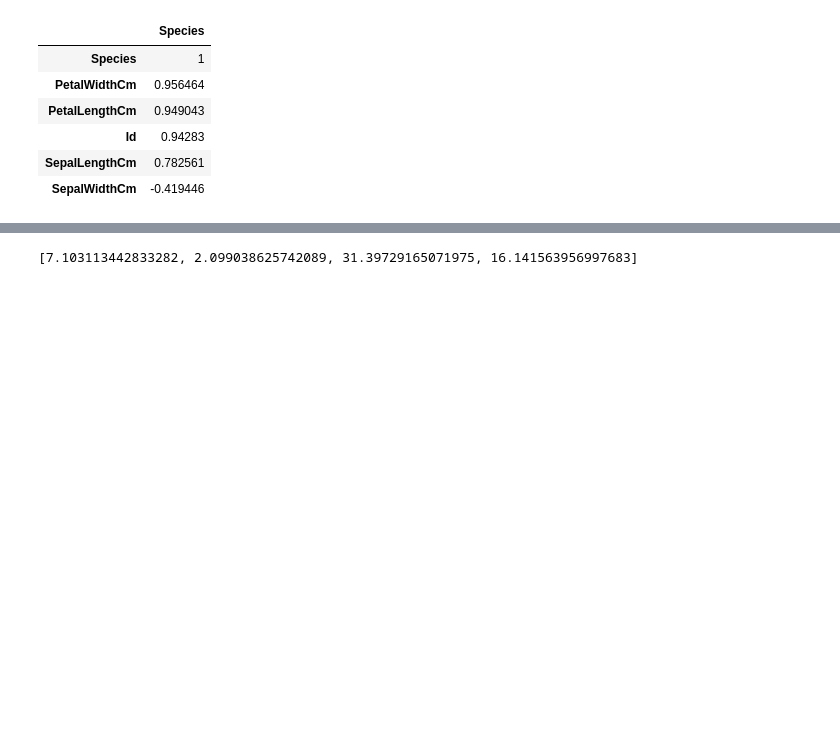
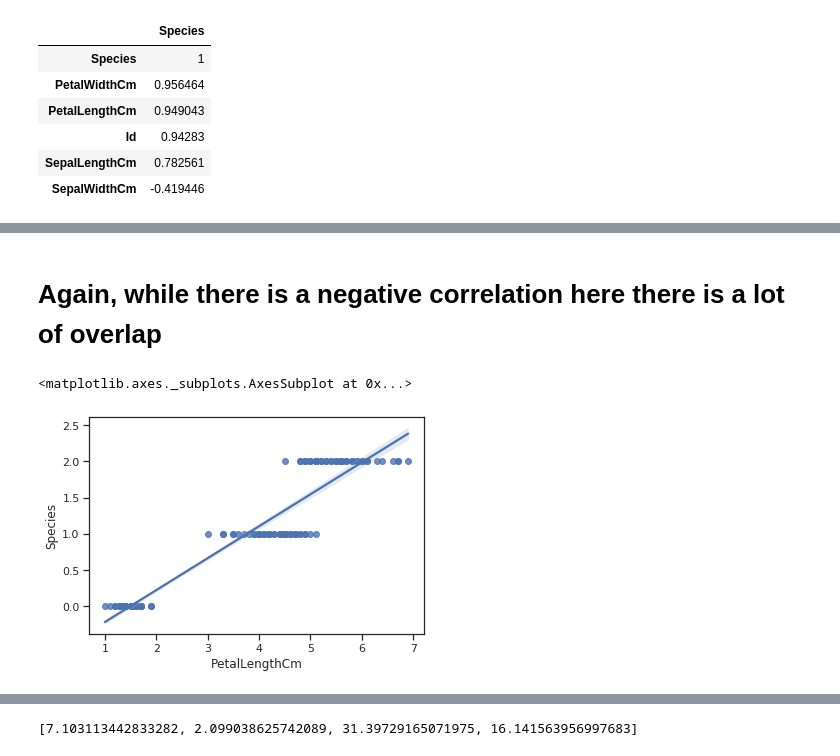
Before and after one commit to karljmurphy/logistic_regression, a Jupyter notebook: LR.ipynb, the cells around one changed output, grey strips where cells are left out. Saved outputs shown, nothing was run; the diff lists cells and outputs as text; code cells hidden in the pictures; blank space fills up the shorter version.

```diff
--- a/LR.ipynb
+++ b/LR.ipynb
@@ -119,0 +138,9 @@ corr.style.background_gradient()
+# %% [markdown]
+# Again, while there is a negative correlation here there is a lot of overlap
+# %%
+sns.regplot('PetalLengthCm', # Horizontal axis
+           'Species', # Vertical axis
+           data=df)
+# %% [output]
+<matplotlib.axes._subplots.AxesSubplot at 0x...>
+[figure, added]
```
Also changed, not shown: parts of 16 cells of this notebook.
